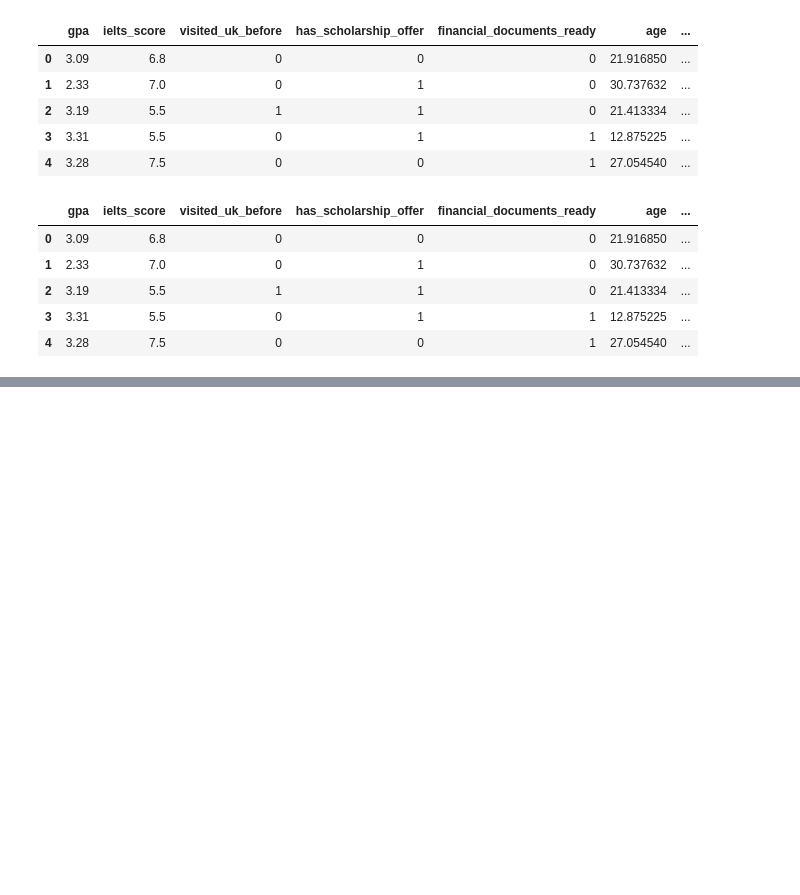
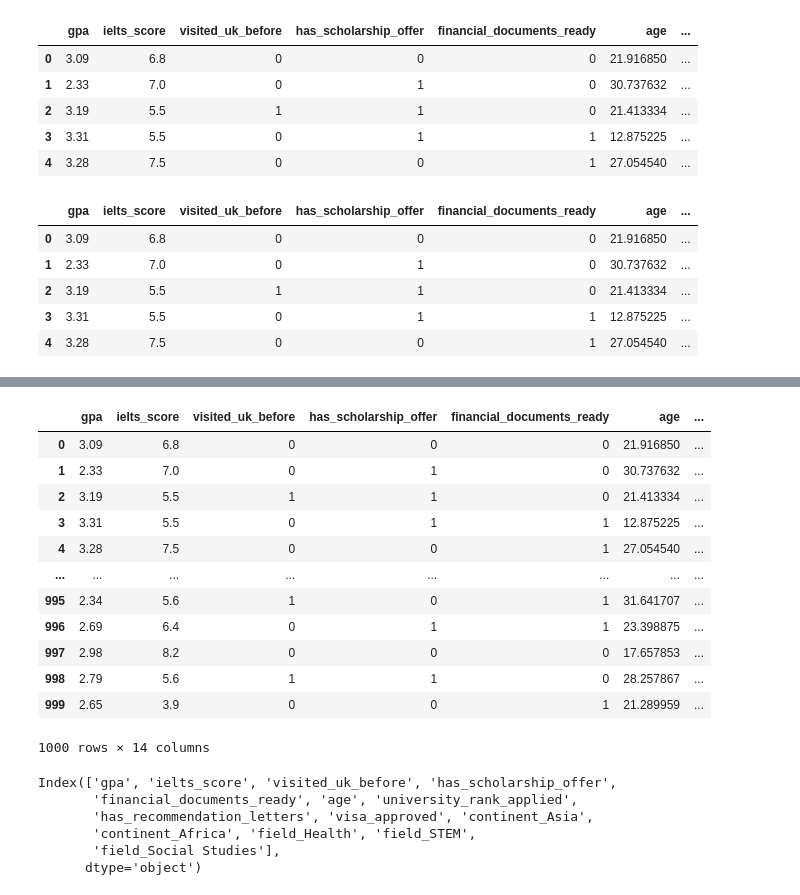
Before and after one commit to Ruba124/uk_visa_approval_ML_model, a Jupyter notebook: uk.ipynb, the cells around one changed output, grey strips where cells are left out. Drawn from its saved outputs; the diff is of its cells as text; code cells hidden in the pictures; blank space fills up the shorter version.

```diff
--- a/uk.ipynb
+++ b/uk.ipynb
@@ -545,0 +560,25 @@ df.head()
+# %%
+df
+# %% [output]
+|  | gpa | ielts_score | visited_uk_before | has_scholarship_offer | financial_documents_ready | age | ... |
+| 0 | 3.09 | 6.8 | 0 | 0 | 0 | 21.916850 | ... |
+| 1 | 2.33 | 7.0 | 0 | 1 | 0 | 30.737632 | ... |
+| 2 | 3.19 | 5.5 | 1 | 1 | 0 | 21.413334 | ... |
+| 3 | 3.31 | 5.5 | 0 | 1 | 1 | 12.875225 | ... |
+| 4 | 3.28 | 7.5 | 0 | 0 | 1 | 27.054540 | ... |
+| ... | ... | ... | ... | ... | ... | ... | ... |
+| 995 | 2.34 | 5.6 | 1 | 0 | 1 | 31.641707 | ... |
+| 996 | 2.69 | 6.4 | 0 | 1 | 1 | 23.398875 | ... |
+| 997 | 2.98 | 8.2 | 0 | 0 | 0 | 17.657853 | ... |
+| 998 | 2.79 | 5.6 | 1 | 1 | 0 | 28.257867 | ... |
+| 999 | 2.65 | 3.9 | 0 | 0 | 1 | 21.289959 | ... |
+1000 rows × 14 columns
+# %%
+df.columns
+# %% [output]
+Index(['gpa', 'ielts_score', 'visited_uk_before', 'has_scholarship_offer',
+       'financial_documents_ready', 'age', 'university_rank_applied',
+       'has_recommendation_letters', 'visa_approved', 'continent_Asia',
+       'continent_Africa', 'field_Health', 'field_STEM',
+       'field_Social Studies'],
+      dtype='object')
```
Also changed, not shown: parts of 22 cells of this notebook, 4 other files.
